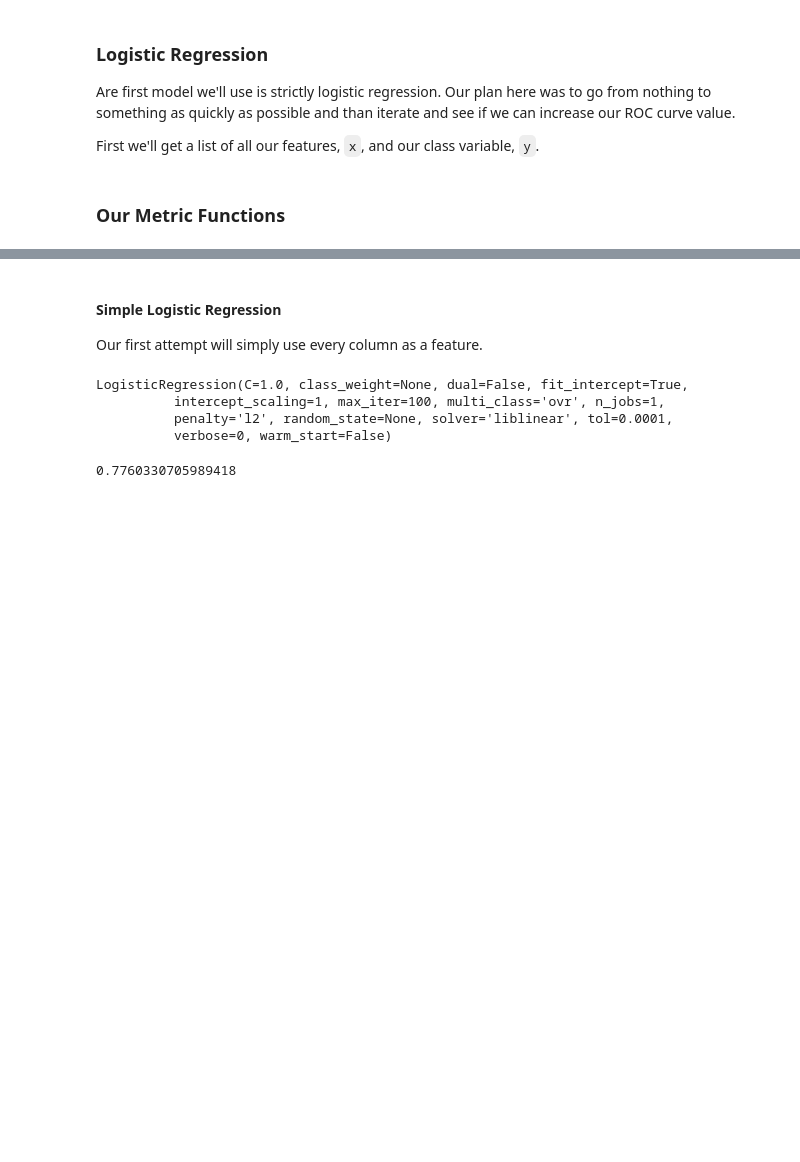
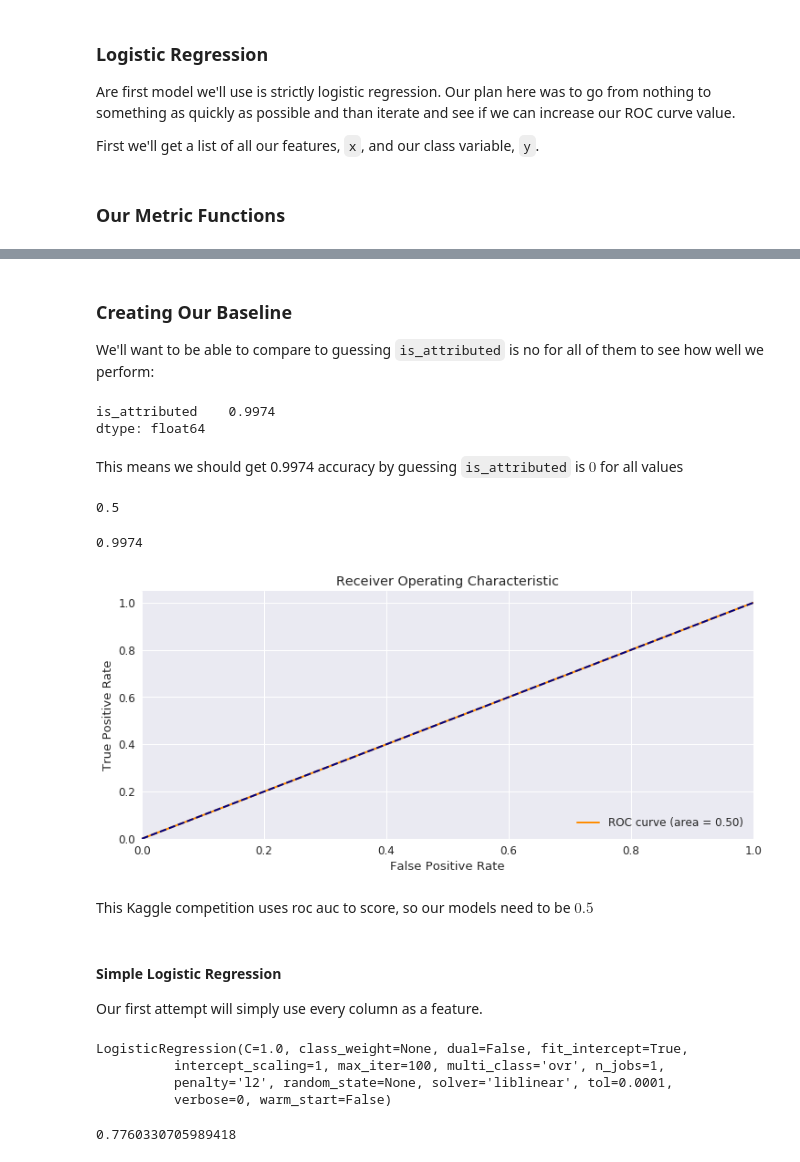
Before and after one commit to GregHilston/kaggle-talking-data-ad-tracking-fraud-detection-challenge, a Jupyter notebook: grehg.ipynb, the cells around one changed output, grey strips where cells are left out. Cells and saved outputs as stored; diff of their text form; code cells hidden in the pictures; blank space fills up the shorter version.

```diff
--- a/grehg.ipynb
+++ b/grehg.ipynb
@@ -450,15 +463,38 @@ def roc_curve(y_test, y_pred):
+# %% [markdown]
+### Creating Our Baseline
+
+We'll want to be able to compare to guessing `is_attributed` is no for all of them to see how well we perform:
+# %%
+1.0 - y_test.sum() / len(y_test)
+# %% [output]
+is_attributed    0.9974
+dtype: float64
+# %% [markdown]
+This means we should get 0.9974 accuracy by guessing `is_attributed` is $0$ for all values
+# %%
+metrics.roc_auc_score(y_test, [0 for _ in range(len(y_test))])
+# %% [output]
+0.5
+# %%
+metrics.accuracy_score(y_test, [0 for _ in range(len(y_test))])
+# %% [output]
+0.9974
+# %%
+roc_curve(y_test, [0 for _ in range(len(y_test))])
+# %% [output]
+[figure, added]
+# %% [markdown]
+This Kaggle competition uses roc auc to score, so our models need to be $0.5$
 # %% [markdown]
 #### Simple Logistic Regression
 
 Our first attempt will simply use every column as a feature.
-# %%
-x_train, x_test, y_train, y_test = train_test_split(x, y, test_size=0.2, random_state=0)
-
-lr = LogisticRegression()
-lr.fit(x_train, y_train)
-# %% [output]
-LogisticRegression(C=1.0, class_weight=None, dual=False, fit_intercept=True,
-          intercept_scaling=1, max_iter=100, multi_class='ovr', n_jobs=1,
-          penalty='l2', random_state=None, solver='liblinear', tol=0.0001,
-          verbose=0, warm_start=False)
+# %%
+simple_lr = LogisticRegression()
+simple_lr.fit(x_train, y_train)
+# %% [output]
+LogisticRegression(C=1.0, class_weight=None, dual=False, fit_intercept=True,
+          intercept_scaling=1, max_iter=100, multi_class='ovr', n_jobs=1,
+          penalty='l2', random_state=None, solver='liblinear', tol=0.0001,
+          verbose=0, warm_start=False)
 # %%
```
Also changed, not shown: parts of 16 cells of this notebook.
